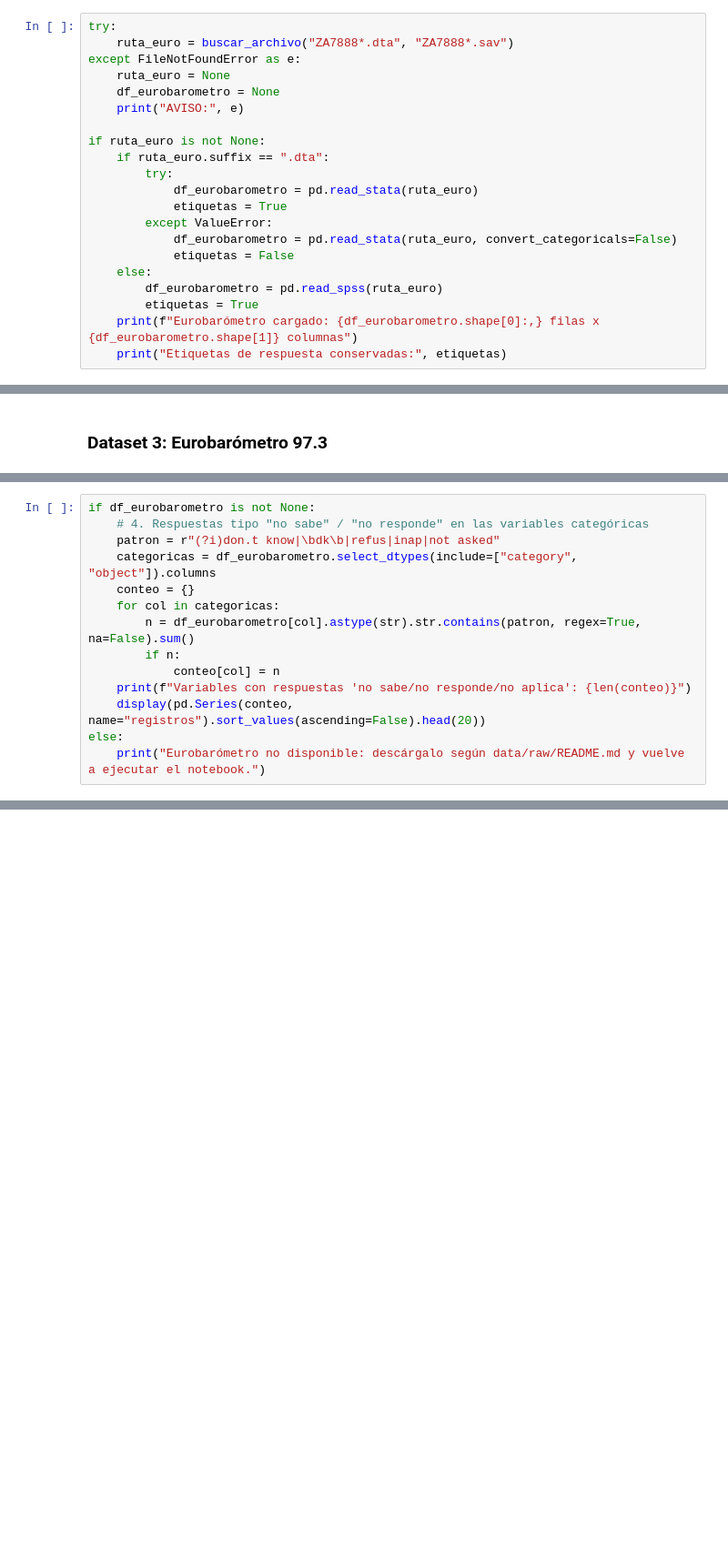
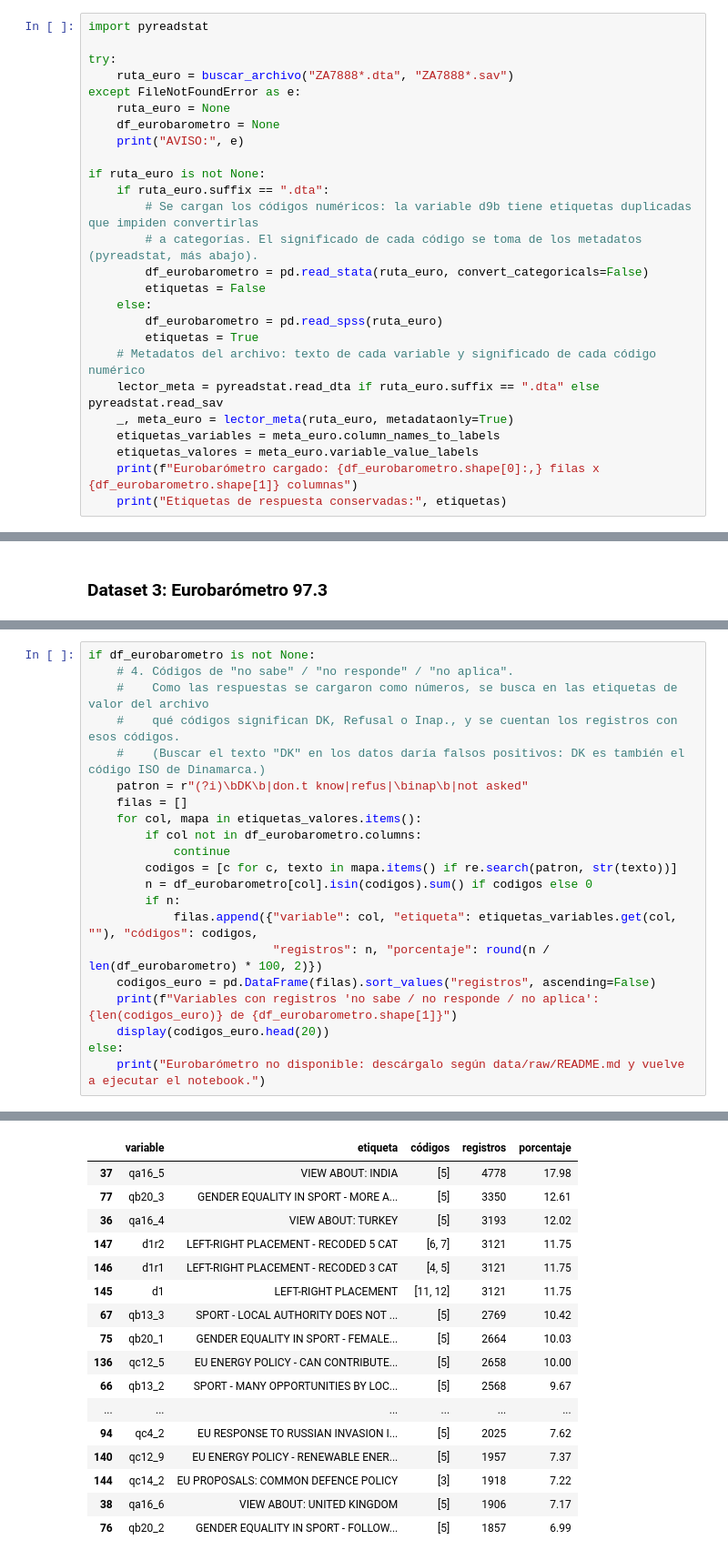
Before and after one commit to tihago1998/pulseup-ciencia-datos, a Jupyter notebook: notebooks/data_quality.ipynb, the cells around one changed output, grey strips where cells are left out. Shown at 91% size. Saved outputs shown, nothing was run; the diff lists cells and outputs as text; blank space fills up the shorter version.

Commit message:
docs: complete data quality diagnosis
Co-Authored-By: Claude Opus 5.5 <noreply@anthropic.com>

```diff
--- a/notebooks/data_quality.ipynb
+++ b/notebooks/data_quality.ipynb
@@ -105,6 +117,8 @@ se carga con los códigos numéricos.
 
 **Nota:** este dataset requiere una cuenta de GESIS y no se puede descargar automáticamente. Si el archivo aún no está en `data/raw/`, el notebook continúa con los otros dos datasets y las celdas del Eurobarómetro muestran un aviso en lugar de fallar.
 # %%
+import pyreadstat
+
 try:
     ruta_euro = buscar_archivo("ZA7888*.dta", "ZA7888*.sav")
 except FileNotFoundError as e:
@@ -114,14 +128,17 @@ except FileNotFoundError as e:
 
 if ruta_euro is not None:
     if ruta_euro.suffix == ".dta":
-        try:
-            df_eurobarometro = pd.read_stata(ruta_euro)
-            etiquetas = True
-        except ValueError:
-            df_eurobarometro = pd.read_stata(ruta_euro, convert_categoricals=False)
-            etiquetas = False
+        # Se cargan los códigos numéricos: la variable d9b tiene etiquetas duplicadas que impiden convertirlas
+        # a categorías. El significado de cada código se toma de los metadatos (pyreadstat, más abajo).
+        df_eurobarometro = pd.read_stata(ruta_euro, convert_categoricals=False)
+        etiquetas = False
     else:
         df_eurobarometro = pd.read_spss(ruta_euro)
         etiquetas = True
+    # Metadatos del archivo: texto de cada variable y significado de cada código numérico
+    lector_meta = pyreadstat.read_dta if ruta_euro.suffix == ".dta" else pyreadstat.read_sav
+    _, meta_euro = lector_meta(ruta_euro, metadataonly=True)
+    etiquetas_variables = meta_euro.column_names_to_labels
+    etiquetas_valores = meta_euro.variable_value_labels
     print(f"Eurobarómetro cargado: {df_eurobarometro.shape[0]:,} filas x {df_eurobarometro.shape[1]} columnas")
     print("Etiquetas de respuesta conservadas:", etiquetas)
@@ -322,14 +659,22 @@ else:
 # %%
 if df_eurobarometro is not None:
-    # 4. Respuestas tipo "no sabe" / "no responde" en las variables categóricas
-    patron = r"(?i)don.t know|\bdk\b|refus|inap|not asked"
-    categoricas = df_eurobarometro.select_dtypes(include=["category", "object"]).columns
-    conteo = {}
-    for col in categoricas:
-        n = df_eurobarometro[col].astype(str).str.contains(patron, regex=True, na=False).sum()
+    # 4. Códigos de "no sabe" / "no responde" / "no aplica".
+    #    Como las respuestas se cargaron como números, se busca en las etiquetas de valor del archivo
+    #    qué códigos significan DK, Refusal o Inap., y se cuentan los registros con esos códigos.
+    #    (Buscar el texto "DK" en los datos daría falsos positivos: DK es también el código ISO de Dinamarca.)
+    patron = r"(?i)\bDK\b|don.t know|refus|\binap\b|not asked"
+    filas = []
+    for col, mapa in etiquetas_valores.items():
+        if col not in df_eurobarometro.columns:
+            continue
+        codigos = [c for c, texto in mapa.items() if re.search(patron, str(texto))]
+        n = df_eurobarometro[col].isin(codigos).sum() if codigos else 0
         if n:
-            conteo[col] = n
-    print(f"Variables con respuestas 'no sabe/no responde/no aplica': {len(conteo)}")
-    display(pd.Series(conteo, name="registros").sort_values(ascending=False).head(20))
+            filas.append({"variable": col, "etiqueta": etiquetas_variables.get(col, ""), "códigos": codigos,
+                          "registros": n, "porcentaje": round(n / len(df_eurobarometro) * 100, 2)})
+    codigos_euro = pd.DataFrame(filas).sort_values("registros", ascending=False)
+    print(f"Variables con registros 'no sabe / no responde / no aplica': {len(codigos_euro)} de {df_eurobarometro.shape[1]}")
+    display(codigos_euro.head(20))
 else:
     print("Eurobarómetro no disponible: descárgalo según data/raw/README.md y vuelve a ejecutar el notebook.")
+# %% [output]
@@ -335,0 +682,17 @@ else:
+|  | variable | etiqueta | códigos | registros | porcentaje |
+| 37 | qa16_5 | VIEW ABOUT: INDIA | [5] | 4778 | 17.98 |
+| 77 | qb20_3 | GENDER EQUALITY IN SPORT - MORE A... | [5] | 3350 | 12.61 |
+| 36 | qa16_4 | VIEW ABOUT: TURKEY | [5] | 3193 | 12.02 |
+| 147 | d1r2 | LEFT-RIGHT PLACEMENT - RECODED 5 CAT | [6, 7] | 3121 | 11.75 |
+| 146 | d1r1 | LEFT-RIGHT PLACEMENT - RECODED 3 CAT | [4, 5] | 3121 | 11.75 |
+| 145 | d1 | LEFT-RIGHT PLACEMENT | [11, 12] | 3121 | 11.75 |
+| 67 | qb13_3 | SPORT - LOCAL AUTHORITY DOES NOT ... | [5] | 2769 | 10.42 |
+| 75 | qb20_1 | GENDER EQUALITY IN SPORT - FEMALE... | [5] | 2664 | 10.03 |
+| 136 | qc12_5 | EU ENERGY POLICY - CAN CONTRIBUTE... | [5] | 2658 | 10.00 |
+| 66 | qb13_2 | SPORT - MANY OPPORTUNITIES BY LOC... | [5] | 2568 | 9.67 |
+| ... | ... | ... | ... | ... | ... |
+| 94 | qc4_2 | EU RESPONSE TO RUSSIAN INVASION I... | [5] | 2025 | 7.62 |
+| 140 | qc12_9 | EU ENERGY POLICY - RENEWABLE ENER... | [5] | 1957 | 7.37 |
+| 144 | qc14_2 | EU PROPOSALS: COMMON DEFENCE POLICY | [3] | 1918 | 7.22 |
+| 38 | qa16_6 | VIEW ABOUT: UNITED KINGDOM | [5] | 1906 | 7.17 |
+| 76 | qb20_2 | GENDER EQUALITY IN SPORT - FOLLOW... | [5] | 1857 | 6.99 |
```
Also changed, not shown: parts of 44 cells of this notebook, 1 other file.
